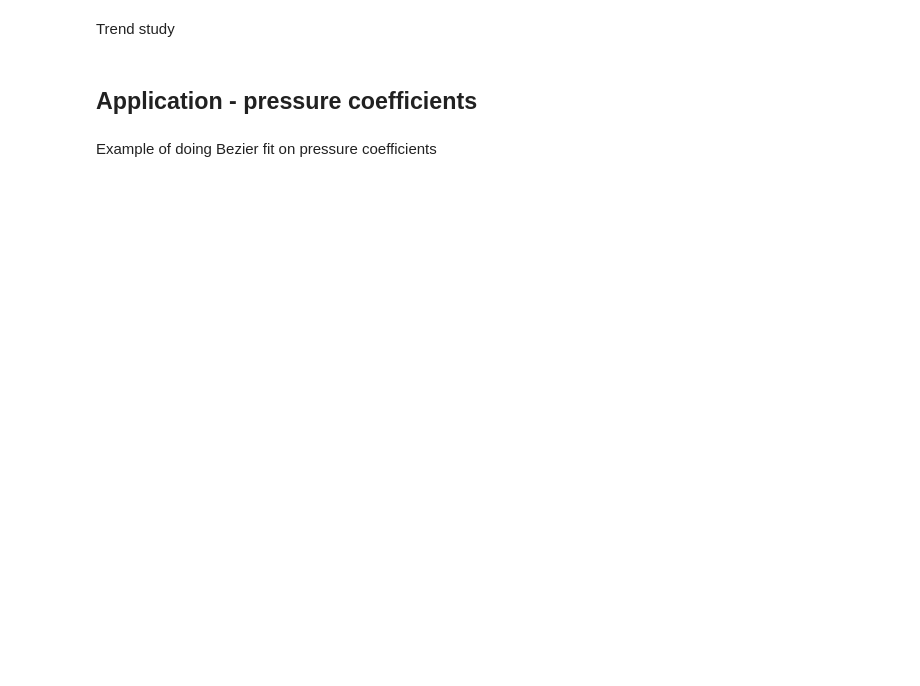
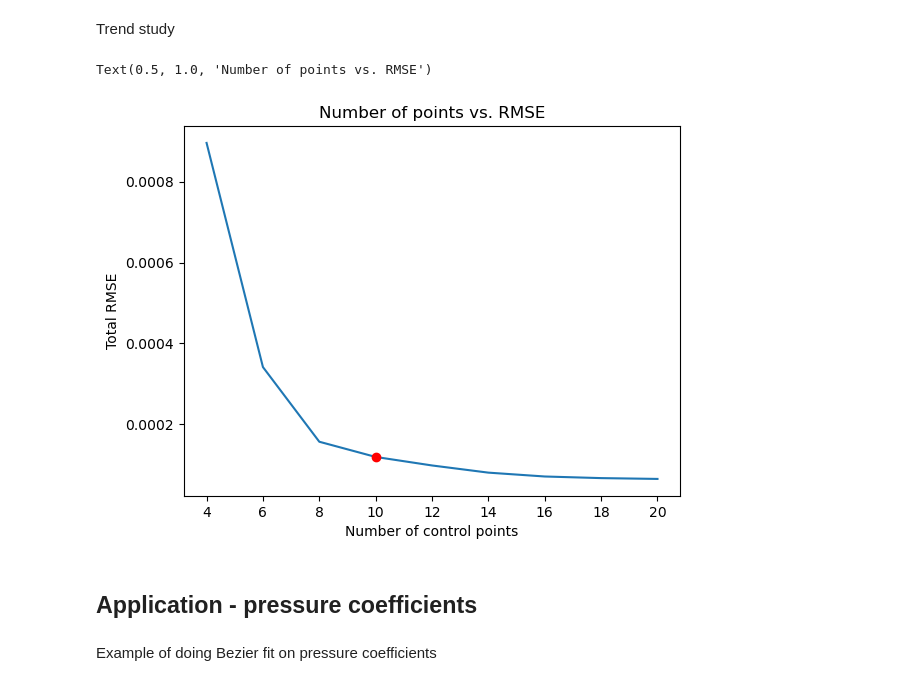
Before and after one commit to hwlee924/Large-Airfoil-Model, a Jupyter notebook: BNN_af_pdist_gen/airfoil_Bezier_examples.ipynb, the cells around one changed output. Drawn from its saved outputs; the diff is of its cells as text; code cells hidden in the pictures; blank space fills up the shorter version.

```diff
--- a/BNN_af_pdist_gen/airfoil_Bezier_examples.ipynb
+++ b/BNN_af_pdist_gen/airfoil_Bezier_examples.ipynb
@@ -80,19 +82,26 @@ plt.legend()
 # %% [markdown]
 Trend study
 # %%
-rmse = []
-degree_range = np.arange(2, 20, 2)
-for i in degree_range:
-    num_opt_pt = i
-    fit_upper = bezier.Bezier(X1, Y1, np.ones(num_opt_pt)*np.max(Y1)) # initialize
-    res_upper = least_squares(fit_upper.update, np.ones(num_opt_pt)*np.max(Y1))
-    fit_lower = bezier.Bezier(X2, Y2, np.ones(num_opt_pt)*np.max(Y2)) # initialize
-    res_lower = least_squares(fit_lower.update, np.ones(num_opt_pt)*np.max(Y2))
-    rmse.append((fit_upper.loss + fit_lower.loss)/2)
+runNew1 = False
+if runNew1:
+    rmse = []
+    degree_range = np.arange(2, 20, 2)
+    for i in degree_range:
+        num_opt_pt = i
+        fit_upper = bezier.Bezier(X1, Y1, np.ones(num_opt_pt)*np.max(Y1)) # initialize
+        res_upper = least_squares(fit_upper.update, np.ones(num_opt_pt)*np.max(Y1))
+        fit_lower = bezier.Bezier(X2, Y2, np.ones(num_opt_pt)*np.max(Y2)) # initialize
+        res_lower = least_squares(fit_lower.update, np.ones(num_opt_pt)*np.max(Y2))
+        rmse.append((fit_upper.loss + fit_lower.loss)/2)
 
 plt.plot(degree_range+2, rmse)
+plt.plot(8+2, rmse[3],'ro')
 plt.xlabel('Number of control points')
 plt.ylabel('Total RMSE')
+plt.title('Number of points vs. RMSE')
+# %% [output]
+Text(0.5, 1.0, 'Number of points vs. RMSE')
+[figure, added]
 # %% [markdown]
 ## Application - pressure coefficients
 # %% [markdown]
```
Also changed, not shown: parts of 4 cells of this notebook.
